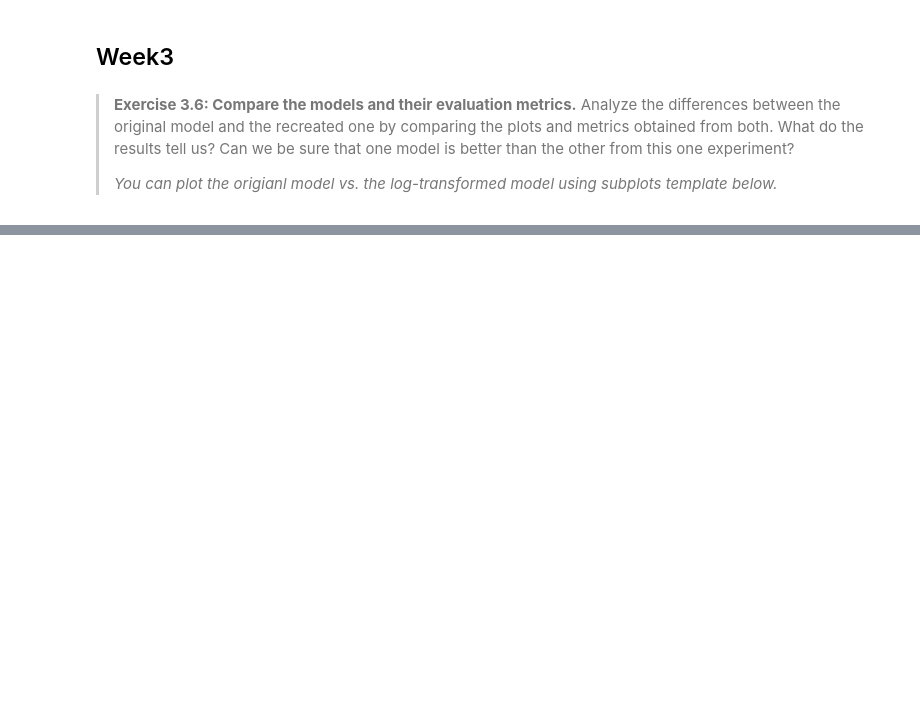
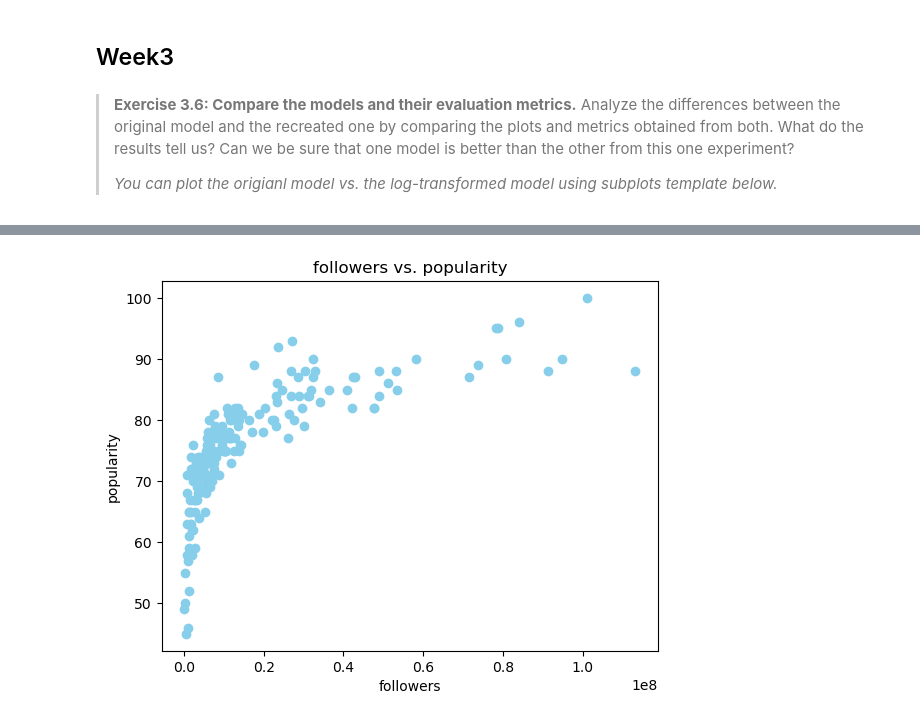
Before and after one commit to erigoli/ASSIGNMENT1BIGDATA, a Jupyter notebook: assignment1.ipynb, the cells around one changed output, grey strips where cells are left out. Drawn from its saved outputs; the diff is of its cells as text; code cells hidden in the pictures; blank space fills up the shorter version.

```diff
--- a/assignment1.ipynb
+++ b/assignment1.ipynb
@@ -491,0 +580,92 @@ plt.show()
+# %%
+# Start by importing the libraries we want to use
+import numpy as np
+import matplotlib.pyplot as plt
+import pandas as pd
+import seaborn as sns
+from sklearn.model_selection import train_test_split
+from sklearn.linear_model import LinearRegression
+from sklearn.metrics import mean_squared_error
+
+
+# load the artist data from the csv file
+df_artists = pd.read_csv('df_artists.csv')
+
+# create feature matrix and target vector
+X = df_artists[['followers']]
+y = df_artists['popularity']
+
+# create scatterplot with followers & popularity
+plt.scatter(X, y, color = 'skyblue')
+plt.title('followers vs. popularity')
+plt.xlabel('followers')
+plt.ylabel('popularity')
+plt.show()
+
+# use train_test_split to split the data into training and testing subsets
+X_train, X_test, y_train, y_test = train_test_split(X, y, test_size=0.2, random_state=42)
+
+# create linear regression model
+model = LinearRegression()
+model.fit(X_train, y_train)
+
+# visualize training data
+plt.scatter(X_train, y_train, label='training data', c='skyblue')
+plt.title('followers vs. popularity (training)')
+plt.xlabel('followers')
+plt.ylabel('popularity')
+plt.legend()
+plt.show()
+
+# define the evaluation metric as the MSE and calculate it for the testing data
+y_pred = model.predict(X_test)
+E = mean_squared_error(y_test, y_pred)
+print(f'MSE: {E}')
+
+# create scatterplot of test data with predicted & actual values
+plt.scatter(X_test, y_test, label='actual values', c='skyblue', alpha = 0.5)
+plt.scatter(X_test, y_pred, c='hotpink', label='predicted values', alpha=0.5)
+plt.title('followers vs. popularity (test data)')
+plt.xlabel('followers')
+plt.ylabel('popularity')
+plt.legend()
+plt.show()
+
+# repeat the process using the log-transformed feature
+X_log = np.log1p(X)
+
+# visualization of log transformation
+plt.scatter(X_log, y, c = 'skyblue')
+plt.title('log(followers) vs. popularity')
+plt.xlabel('log(followers)')
+plt.ylabel('popularity')
+plt.show()
+
+# split data
+X_train_log, X_test_log, y_train_log, y_test_log = train_test_split(X_log, y, test_size=0.2, random_state=42)
+log_model = LinearRegression()
+log_model.fit(X_train_log, y_train_log)
+
+# visualize training data
+plt.scatter(X_train_log, y_train_log, label='training data', c='skyblue')
+plt.title('log(followers) vs. popularity (training)')
+plt.xlabel('log(followers)')
+plt.ylabel('popularity')
+plt.legend()
+plt.show()
+
+# make predictions & calculate MSE
+y_pred_log = log_model.predict(X_test_log)
+E_log = mean_squared_error(y_test, y_pred_log)
+print(f'MSE w/ log transformation: {E_log}')
+
+# visualize test data with predicted and actual values
+plt.scatter(X_test_log, y_test_log, label='actual values', c='skyblue', alpha=0.5)
+plt.scatter(X_test_log, y_pred_log, label='predicted values', c='hotpink', alpha=0.5)
+plt.title('log(followers) vs. popularity (test data)')
+plt.xlabel('log(followers)')
+plt.ylabel('popularity')
+plt.legend()
+plt.show()
+# %% [output]
+[figure, added]
```
Also changed, not shown: parts of 24 cells of this notebook.
